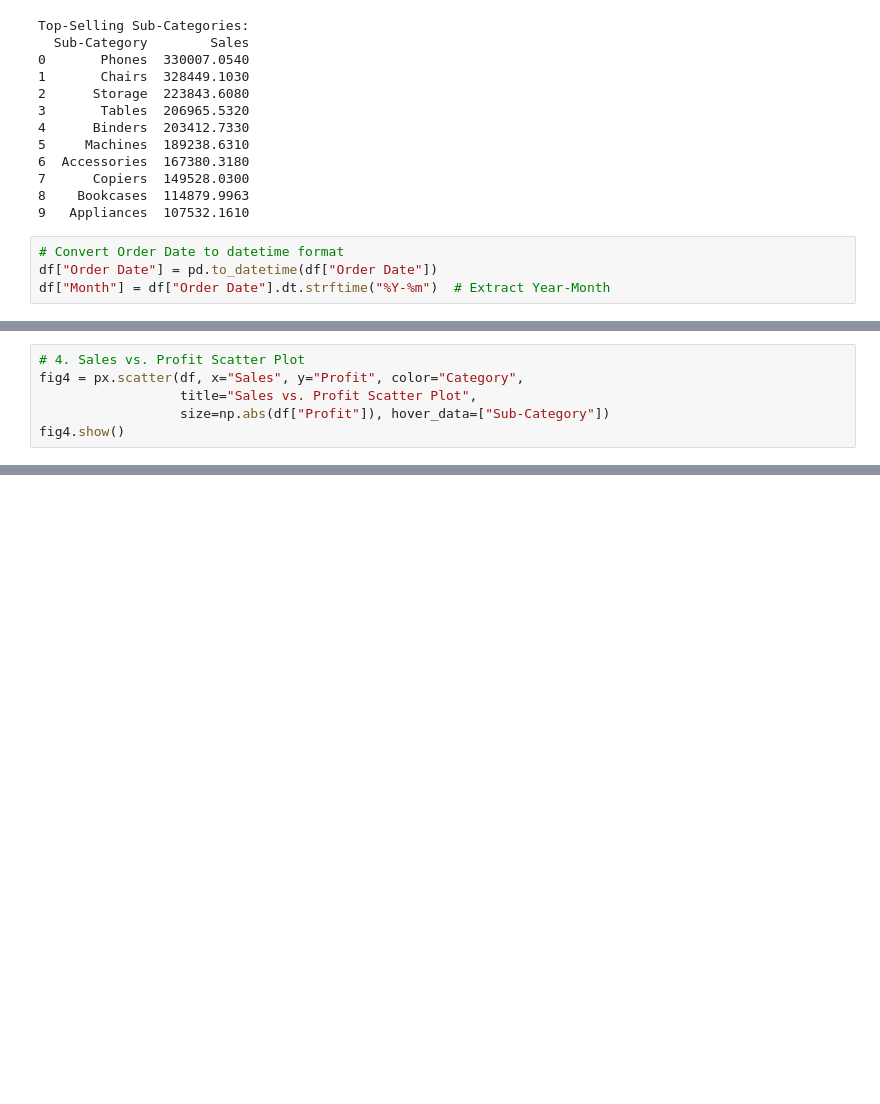
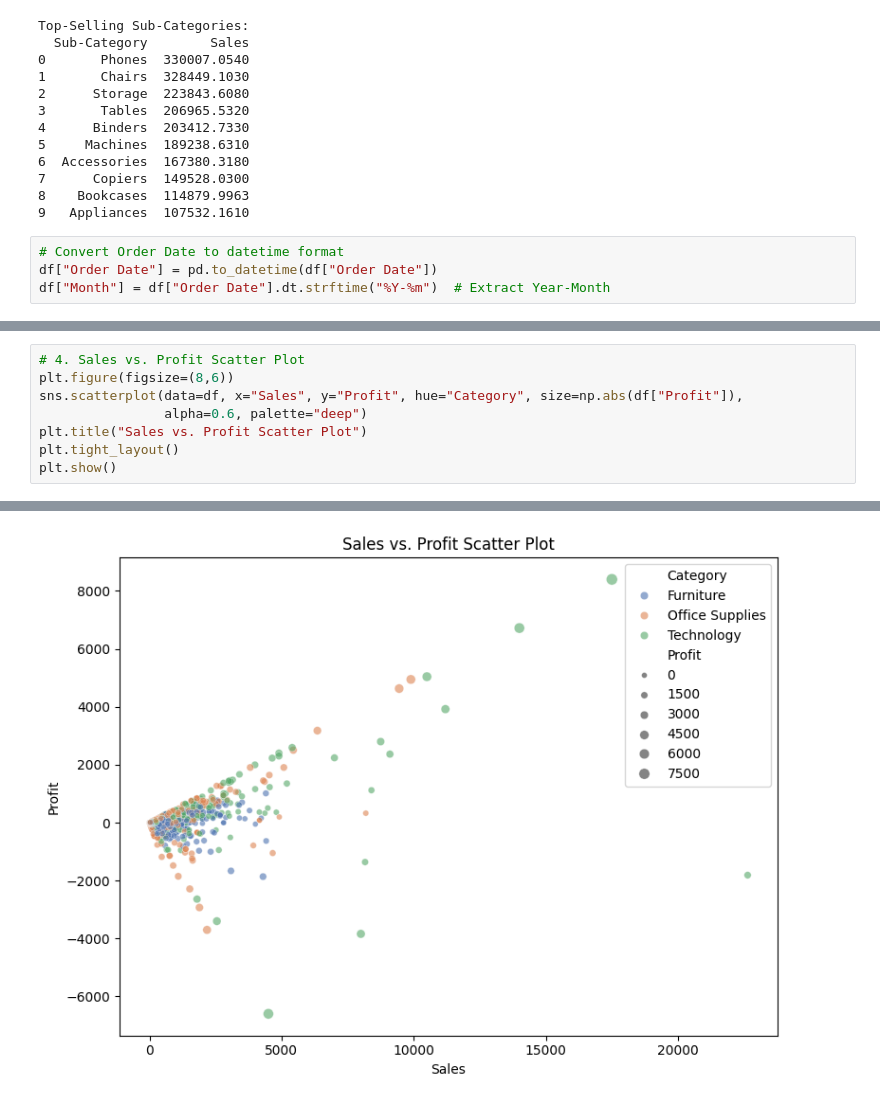
Before and after one commit to ThePhaniKumarVemuri/SalesStore-Data-Analysis, a Jupyter notebook: SalesStore_Data_Analysis.ipynb, the cells around one changed output, grey strips where cells are left out. Drawn from its saved outputs; the diff is of its cells as text; blank space fills up the shorter version.

```diff
--- a/SalesStore_Data_Analysis.ipynb
+++ b/SalesStore_Data_Analysis.ipynb
@@ -362,7 +380,9 @@ fig3.show()
 # %%
 # 4. Sales vs. Profit Scatter Plot
-fig4 = px.scatter(df, x="Sales", y="Profit", color="Category",
-                  title="Sales vs. Profit Scatter Plot",
-                  size=np.abs(df["Profit"]), hover_data=["Sub-Category"])
-fig4.show()
+plt.figure(figsize=(8,6))
+sns.scatterplot(data=df, x="Sales", y="Profit", hue="Category", size=np.abs(df["Profit"]),
+                alpha=0.6, palette="deep")
+plt.title("Sales vs. Profit Scatter Plot")
+plt.tight_layout()
+plt.show()
 # %% [output]
@@ -370,3 +389,4 @@ fig4.show()
+[figure, added]
 # %%
 # 5. Monthly Sales Trend (Line Chart)
 monthly_sales = df.groupby("Month")["Sales"].sum().reset_index()
```
Also changed, not shown: parts of 8 cells of this notebook.
